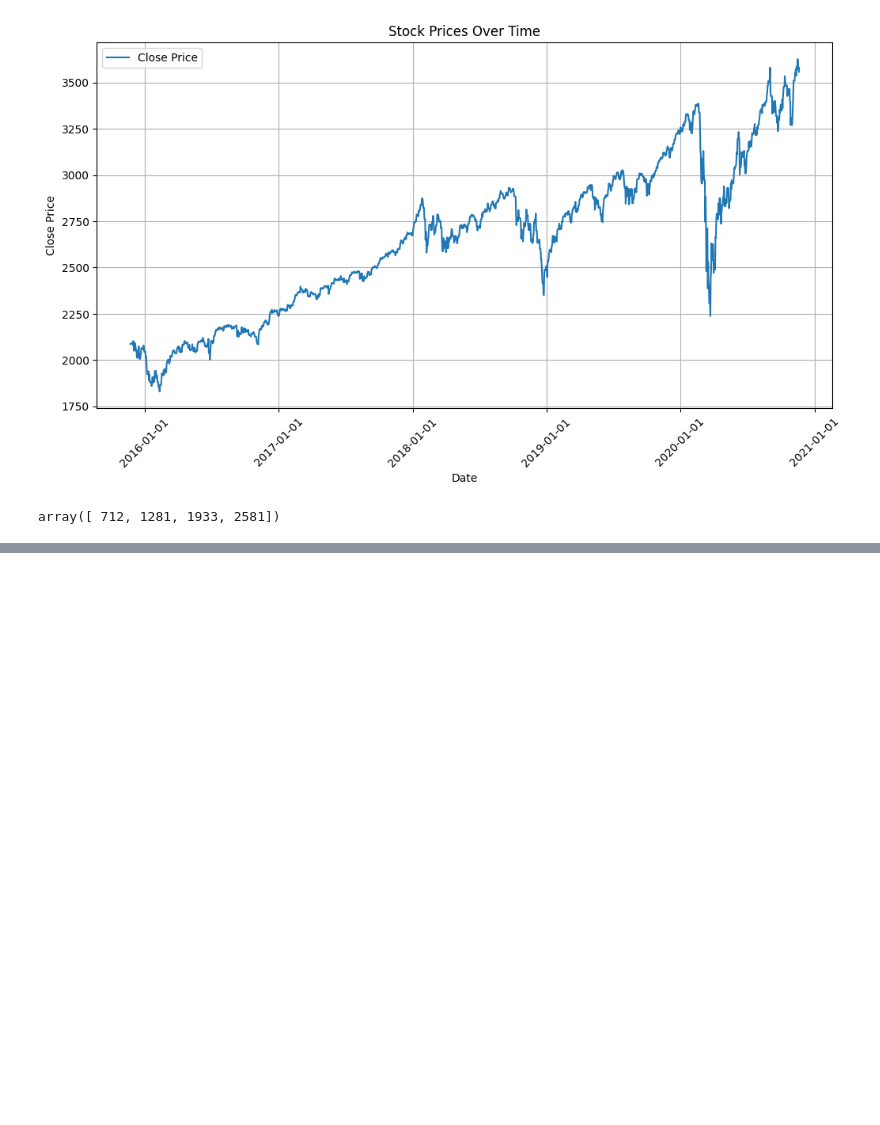
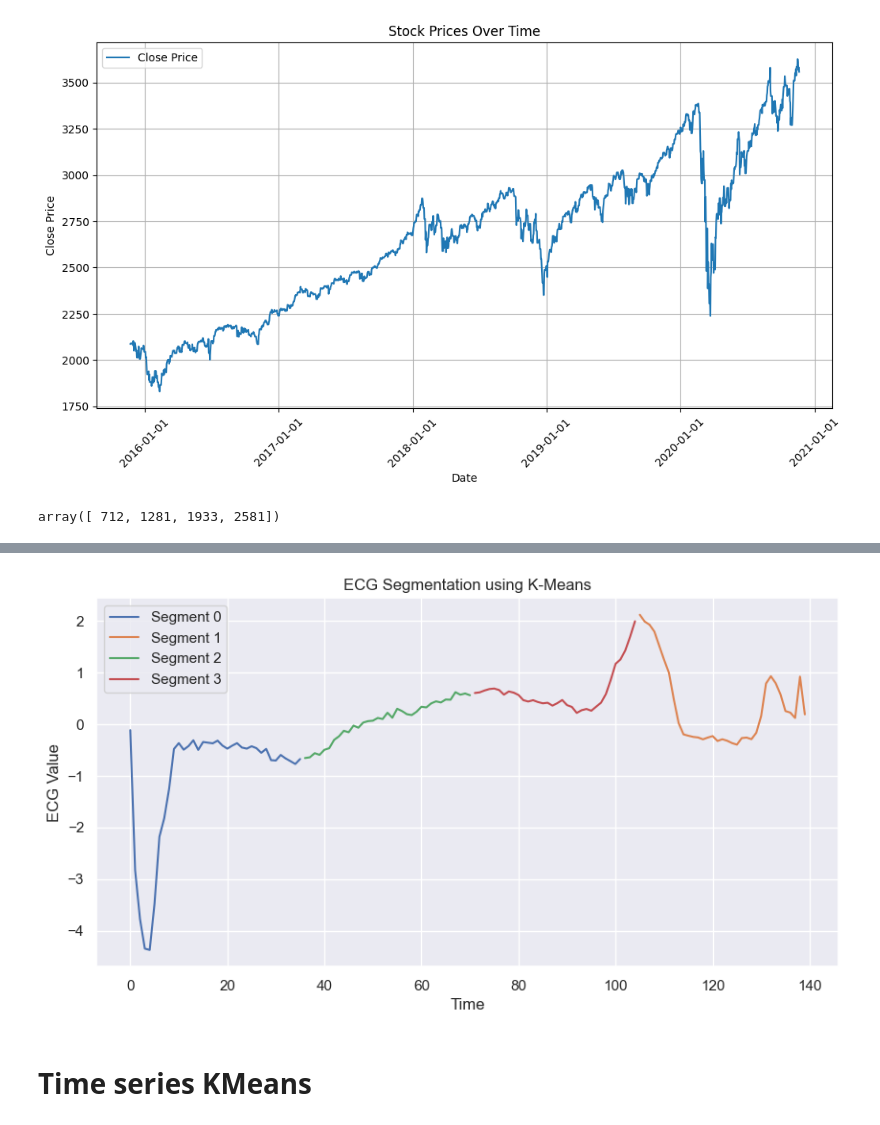
Before and after one commit to czotterbenedek/time-series-ensemble-segmentation, a Jupyter notebook: onlab_tfb4fy.ipynb, the cells around one changed output, grey strips where cells are left out. Cells and saved outputs as stored; diff of their text form; code cells hidden in the pictures; blank space fills up the shorter version.

```diff
--- a/onlab_tfb4fy.ipynb
+++ b/onlab_tfb4fy.ipynb
@@ -83,0 +178,20 @@ array([<Axes: title={'center': 'Segmentation of different umpire cricket signals
+# %%
+# Apply K-Means with the best K (replace with your best K value)
+best_K = 4  # Example value, replace with the best K found from elbow method
+kmeans = KMeans(n_clusters=best_K, random_state=42, n_init=10)
+labels = kmeans.fit_predict(X)
+
+# Plot the segmented ECG signal
+plt.figure(figsize=(10, 5))
+for cluster in np.unique(labels):
+    plt.plot(time_steps[labels == cluster], ecg_signal[labels == cluster], label=f'Segment {cluster}')
+
+plt.xlabel("Time")
+plt.ylabel("ECG Value")
+plt.title("ECG Segmentation using K-Means")
+plt.legend()
+plt.show()
+# %% [output]
+[figure, added]
+# %% [markdown]
+# Time series KMeans
```
Also changed, not shown: parts of 15 cells of this notebook, 1 other file.
